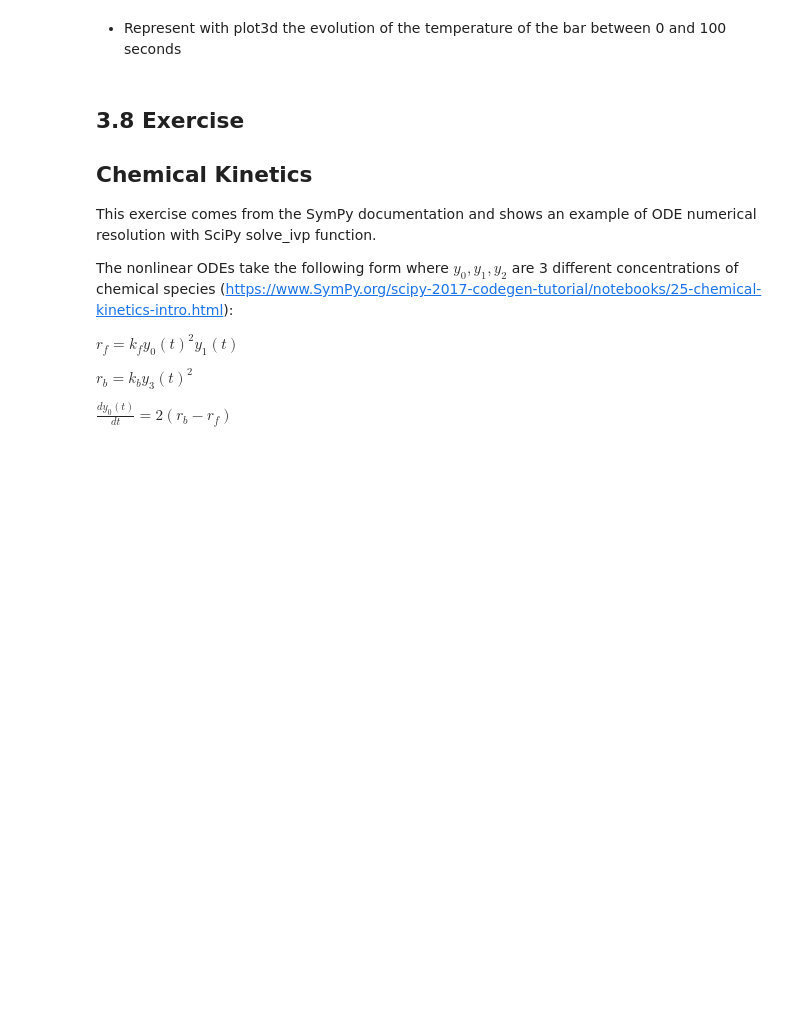
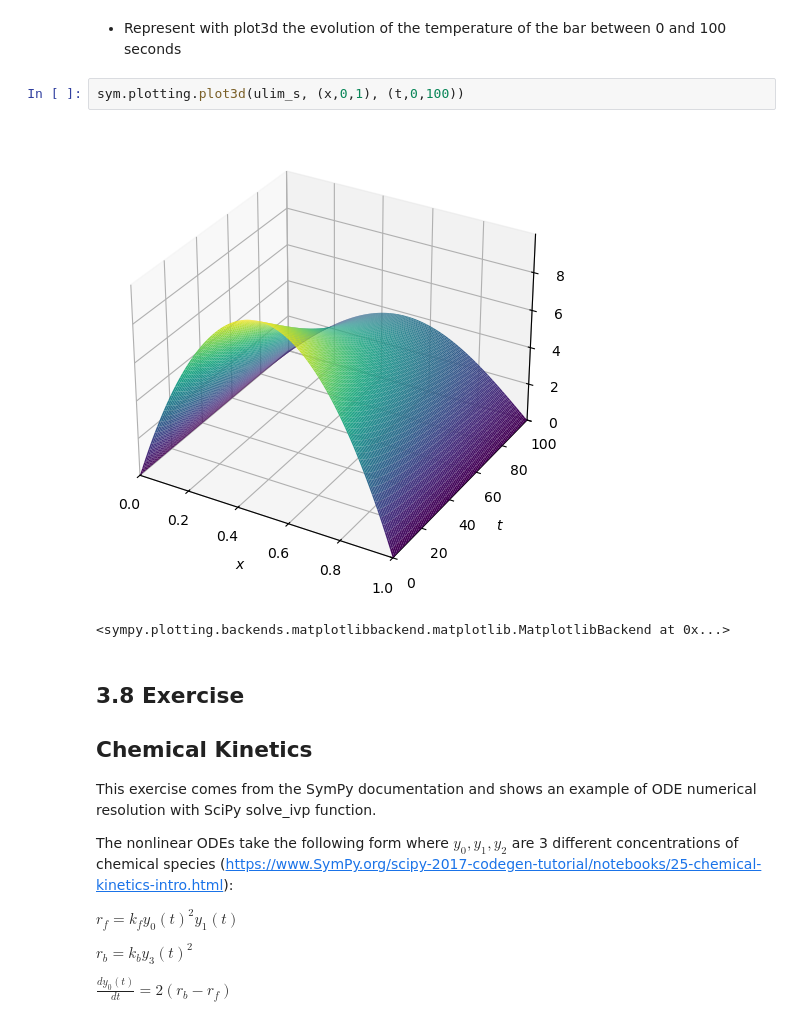
Before and after one commit to fabiolameffofaha-lab/ESILV-NextGenAI-TD, a Jupyter notebook: 1-sympy/exercises/lecture-SymPy-3_exo.ipynb, the cells around one changed output. Drawn from its saved outputs; the diff is of its cells as text; blank space fills up the shorter version.

```diff
--- a/1-sympy/exercises/lecture-SymPy-3_exo.ipynb
+++ b/1-sympy/exercises/lecture-SymPy-3_exo.ipynb
@@ -162,5 +433,10 @@ We suppose that the bar has a length of 1 meter and is made of metal with diffus
 # %% [markdown]
 * Represent with plot3d the evolution of the temperature of the bar between 0 and 100 seconds
+# %%
+sym.plotting.plot3d(ulim_s, (x,0,1), (t,0,100))
+# %% [output]
+[figure, added]
+<sympy.plotting.backends.matplotlibbackend.matplotlib.MatplotlibBackend at 0x...>
 # %% [markdown]
 ## 3.8 Exercise
 
```
Also changed, not shown: parts of 54 cells of this notebook.
